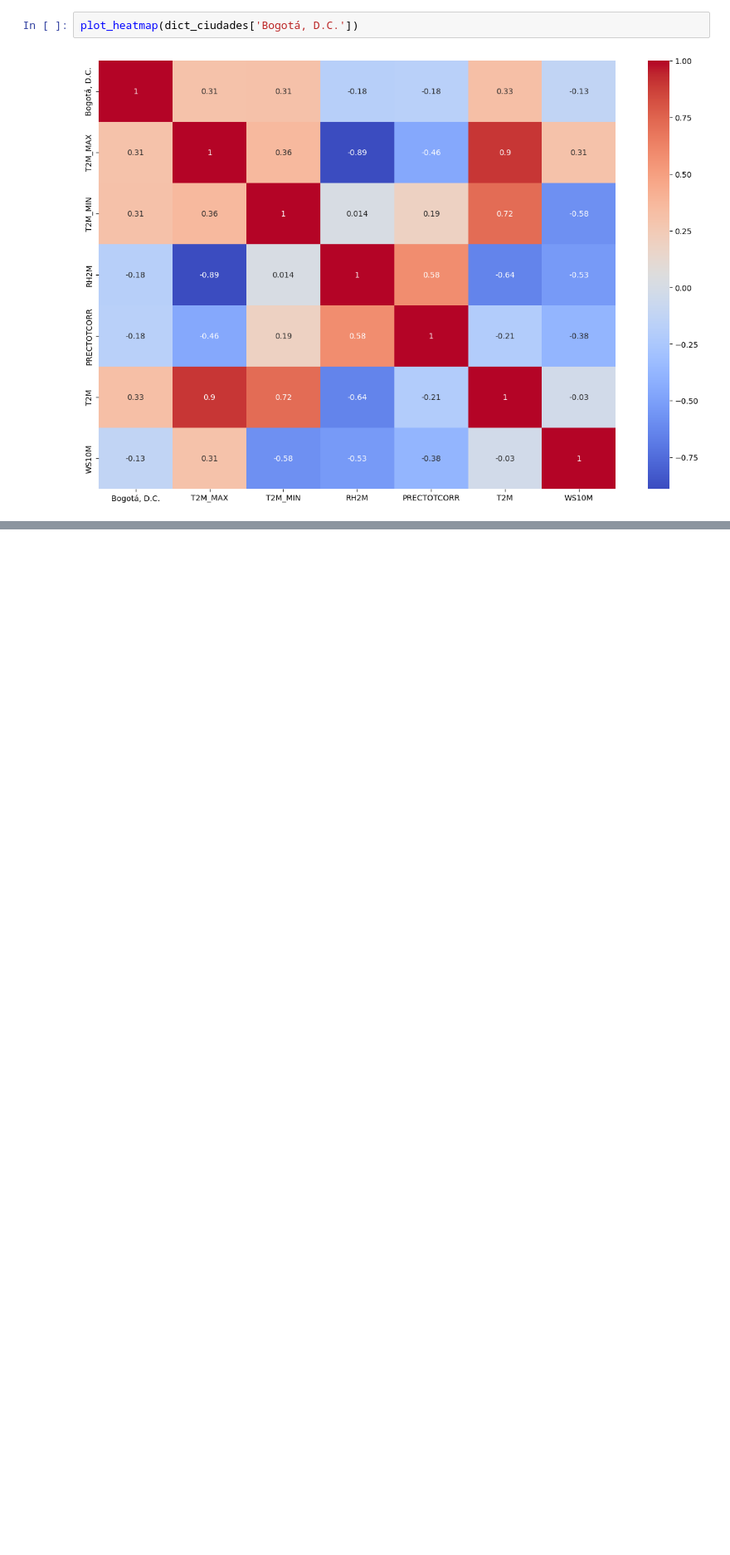
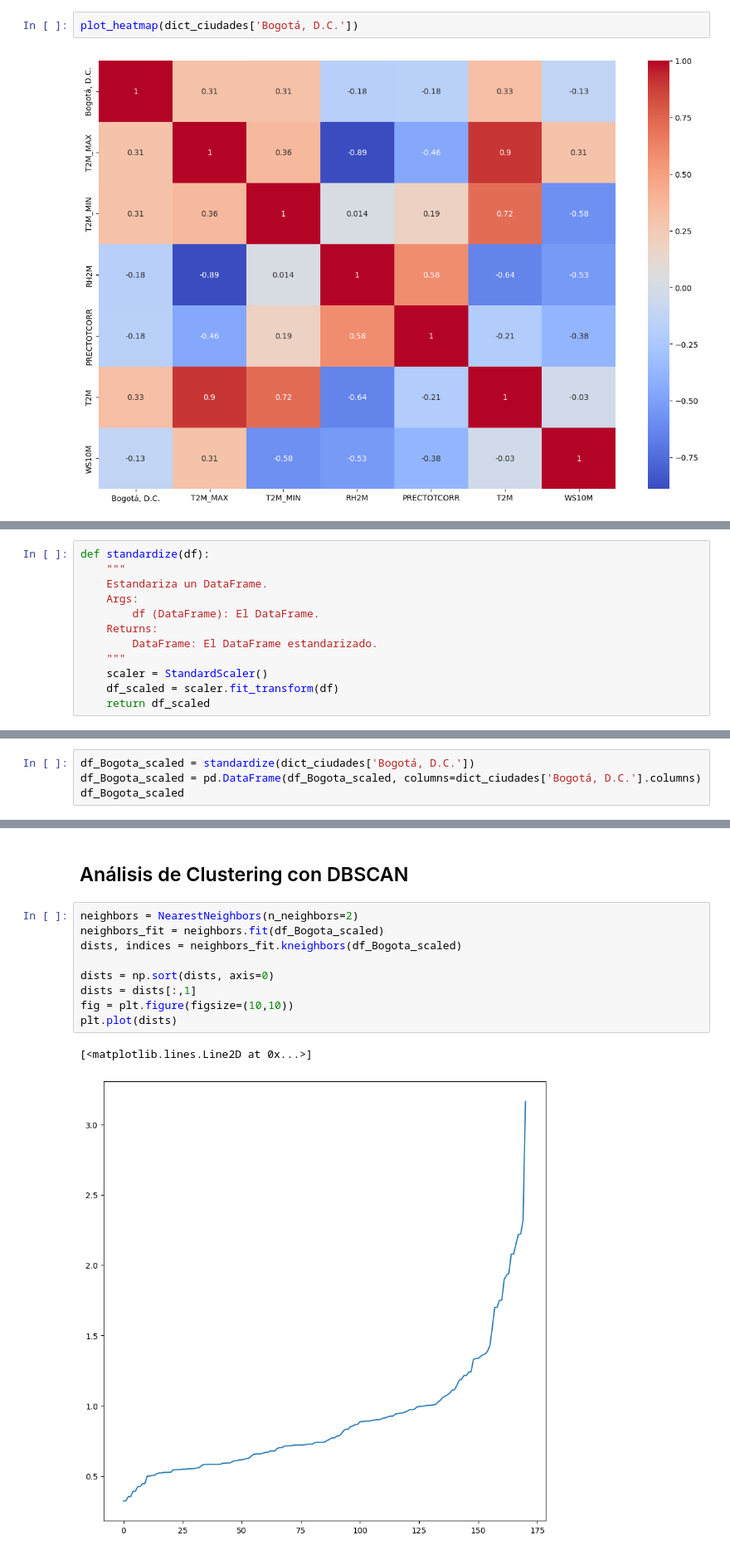
Before and after one commit to andersonjalvarado/Proyecto-IA-Javeriana, a Jupyter notebook: Proyecto.ipynb, the cells around one changed output, grey strips where cells are left out. Shown at 83% size. Cells and saved outputs as stored; diff of their text form; blank space fills up the shorter version.

```diff
--- a/Proyecto.ipynb
+++ b/Proyecto.ipynb
@@ -411,0 +464,12 @@ plot_heatmap(dict_ciudades['Bogotá, D.C.'])
+# %%
+def standardize(df):
+    """
+    Estandariza un DataFrame.
+    Args:
+        df (DataFrame): El DataFrame.
+    Returns:
+        DataFrame: El DataFrame estandarizado.
+    """
+    scaler = StandardScaler()
+    df_scaled = scaler.fit_transform(df)
+    return df_scaled
@@ -411,0 +493,4 @@ plot_heatmap(dict_ciudades['Bogotá, D.C.'])
+# %%
+df_Bogota_scaled = standardize(dict_ciudades['Bogotá, D.C.'])
+df_Bogota_scaled = pd.DataFrame(df_Bogota_scaled, columns=dict_ciudades['Bogotá, D.C.'].columns)
+df_Bogota_scaled
@@ -411,0 +511,14 @@ plot_heatmap(dict_ciudades['Bogotá, D.C.'])
+# %% [markdown]
+## Análisis de Clustering con DBSCAN
+# %%
+neighbors = NearestNeighbors(n_neighbors=2)
+neighbors_fit = neighbors.fit(df_Bogota_scaled)
+dists, indices = neighbors_fit.kneighbors(df_Bogota_scaled)
+
+dists = np.sort(dists, axis=0)
+dists = dists[:,1]
+fig = plt.figure(figsize=(10,10))
+plt.plot(dists)
+# %% [output]
+[<matplotlib.lines.Line2D at 0x...>]
+[figure, added]
```
Also changed, not shown: parts of 39 cells of this notebook.
